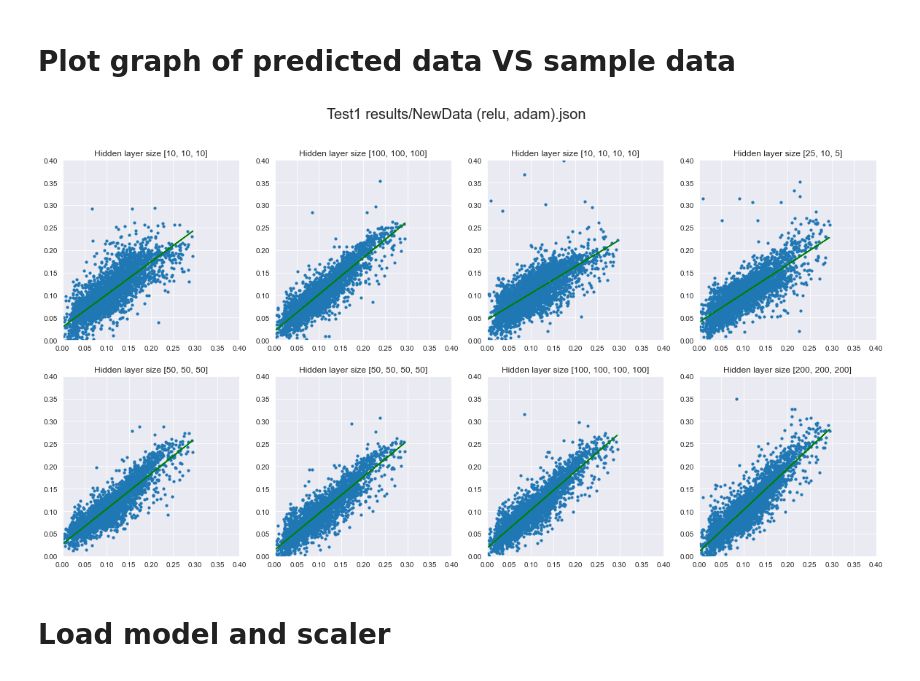
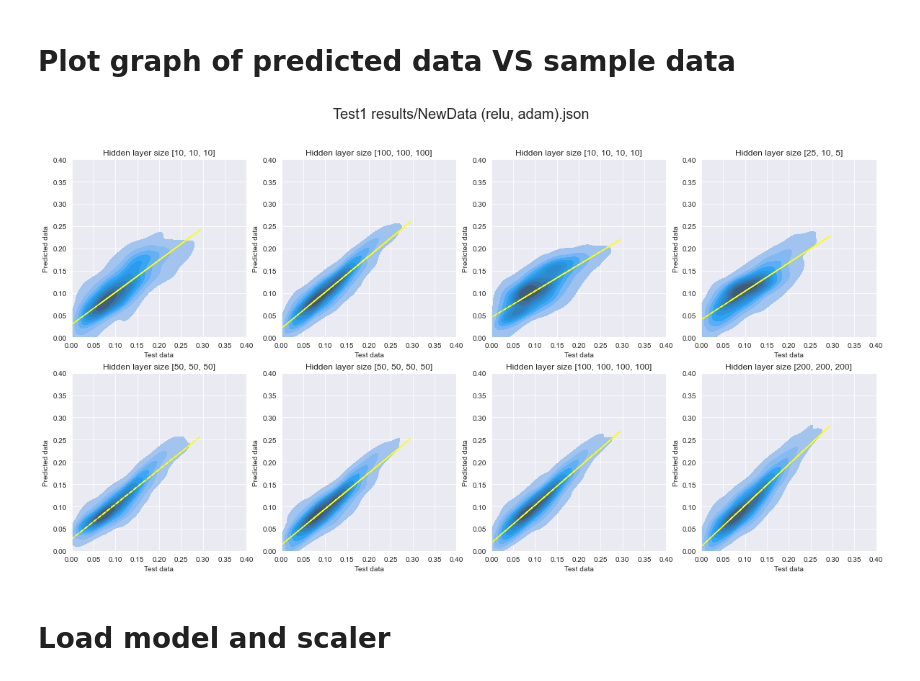
Before and after one commit to NiwEoj/Dr-Soo-ML, a Jupyter notebook: First ML/First ML.ipynb, the cells around one changed output. Drawn from its saved outputs; the diff is of its cells as text; code cells hidden in the pictures.

Commit message:
updated scatterplot and model loader

```diff
--- a/First ML/First ML.ipynb
+++ b/First ML/First ML.ipynb
@@ -223,36 +223,39 @@ display(Mean.sort_values(by=['Score'],ascending=False))
 # size of subplot (number of rows and columns must always be greater than 1)
 row = 2
 column = 4
 
 # random state of mlp
 rdst = 33
 
 # training dataset of mlp
 Tdata = 0
 
 fig, ax = plt.subplots(row,column, figsize = (20,10))
 fig.suptitle(fread, fontsize = 20)
 n = 0
 a = sortHLS(mdata)
 num = len(a)
 crit = mdata[(mdata['Random state'] == rdst) & (mdata['Training data'] == ('dataset ' + str(Tdata)))]
 indx = crit.index
 
 for i in range(row):
     for j in range(column):
         if n < num:
-            ax[i,j].scatter(crit.loc[indx[n], 'ytest data'], crit.loc[indx[n], 'ypredict'], s = 10)
+            #ax[i,j].scatter(crit.loc[indx[n], 'ytest data'], crit.loc[indx[n], 'ypredict'], s = 10)
+            sns.kdeplot(x=crit.loc[indx[n],'ytest data'],y=crit.loc[indx[n], 'ypredict'],fill=True,ax=ax[i,j])
             m, b = np.polyfit(crit.loc[indx[n], 'ytest data'], crit.loc[indx[n], 'ypredict'], 1)
-            ax[i,j].plot(crit.loc[indx[n], 'ytest data'], m * np.array(crit.loc[indx[n], 'ytest data']) + b, color = 'green')
+            ax[i,j].plot(crit.loc[indx[n], 'ytest data'], m * np.array(crit.loc[indx[n], 'ytest data']) + b, color = 'yellow', ls = '--')
             title = 'Hidden layer size ' + str(mdata['Hidden layer size'].loc[indx[n]])
             ax[i,j].set_title(title)
+            ax[i,j].set_xlabel('Test data')
+            ax[i,j].set_ylabel('Predicted data')
             ax[i,j].set_xlim(0,0.4)
             ax[i,j].set_ylim(0,0.4)
             n = n + 1
 
 plt.show()
 # %% [output]
-[figure, old version]
+[figure, new version]
 # %% [markdown]
 # Load model and scaler
 # %%
```
Also changed, not shown: parts of 3 cells of this notebook.
